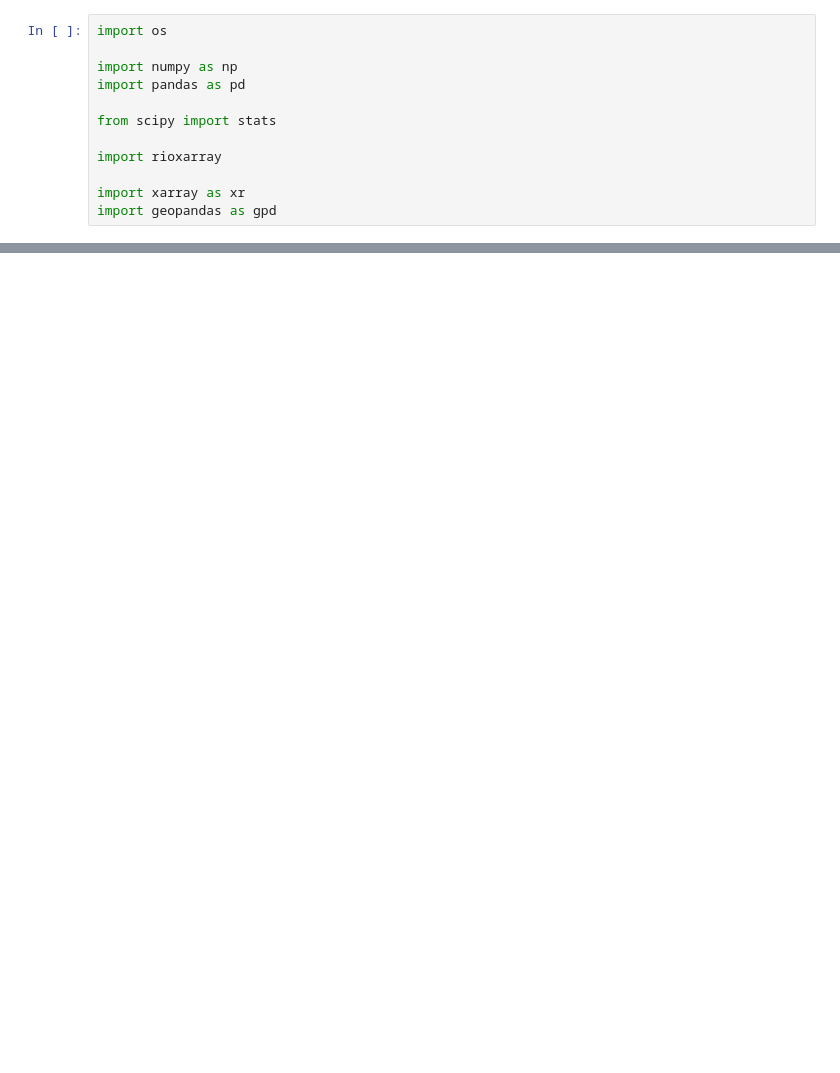
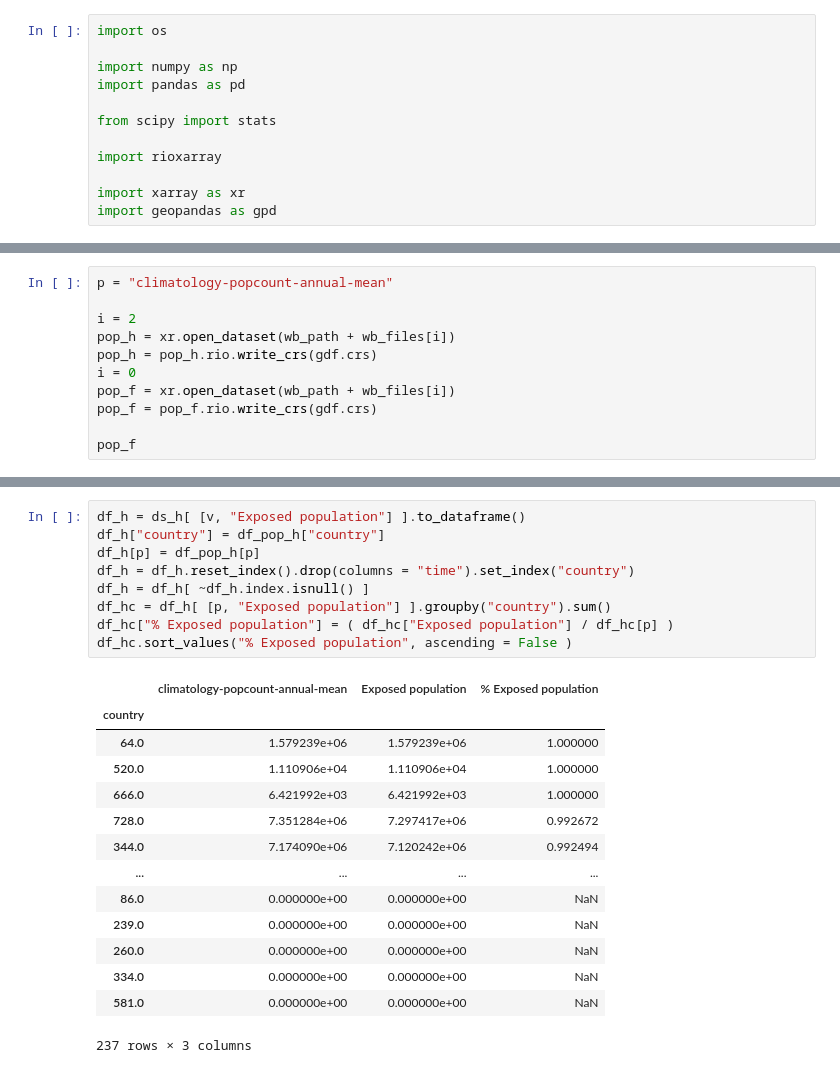
Before and after one commit to rodrigoms95/UNESCO_climate, a Jupyter notebook: code/indice_netcdf.ipynb, the cells around one changed output, grey strips where cells are left out. Saved outputs shown, nothing was run; the diff lists cells and outputs as text; blank space fills up the shorter version.

```diff
--- a/code/indice_netcdf.ipynb
+++ b/code/indice_netcdf.ipynb
@@ -73,0 +37,11 @@ Data variables:
+# %%
+p = "climatology-popcount-annual-mean"
+
+i = 2
+pop_h = xr.open_dataset(wb_path + wb_files[i])
+pop_h = pop_h.rio.write_crs(gdf.crs)
+i = 0
+pop_f = xr.open_dataset(wb_path + wb_files[i])
+pop_f = pop_f.rio.write_crs(gdf.crs)
+
+pop_f
@@ -315,0 +288,24 @@ Coordinates:
+# %%
+df_h = ds_h[ [v, "Exposed population"] ].to_dataframe()
+df_h["country"] = df_pop_h["country"]
+df_h[p] = df_pop_h[p]
+df_h = df_h.reset_index().drop(columns = "time").set_index("country")
+df_h = df_h[ ~df_h.index.isnull() ]
+df_hc = df_h[ [p, "Exposed population"] ].groupby("country").sum()
+df_hc["% Exposed population"] = ( df_hc["Exposed population"] / df_hc[p] )
+df_hc.sort_values("% Exposed population", ascending = False )
+# %% [output]
+|  | climatology-popcount-annual-mean | Exposed population | % Exposed population |
+| country |  |  |  |
+| 64.0 | 1.579239e+06 | 1.579239e+06 | 1.000000 |
+| 520.0 | 1.110906e+04 | 1.110906e+04 | 1.000000 |
+| 666.0 | 6.421992e+03 | 6.421992e+03 | 1.000000 |
+| 728.0 | 7.351284e+06 | 7.297417e+06 | 0.992672 |
+| 344.0 | 7.174090e+06 | 7.120242e+06 | 0.992494 |
+| ... | ... | ... | ... |
+| 86.0 | 0.000000e+00 | 0.000000e+00 | NaN |
+| 239.0 | 0.000000e+00 | 0.000000e+00 | NaN |
+| 260.0 | 0.000000e+00 | 0.000000e+00 | NaN |
+| 334.0 | 0.000000e+00 | 0.000000e+00 | NaN |
+| 581.0 | 0.000000e+00 | 0.000000e+00 | NaN |
+237 rows × 3 columns
```
Also changed, not shown: parts of 18 cells of this notebook, 3 other files.
